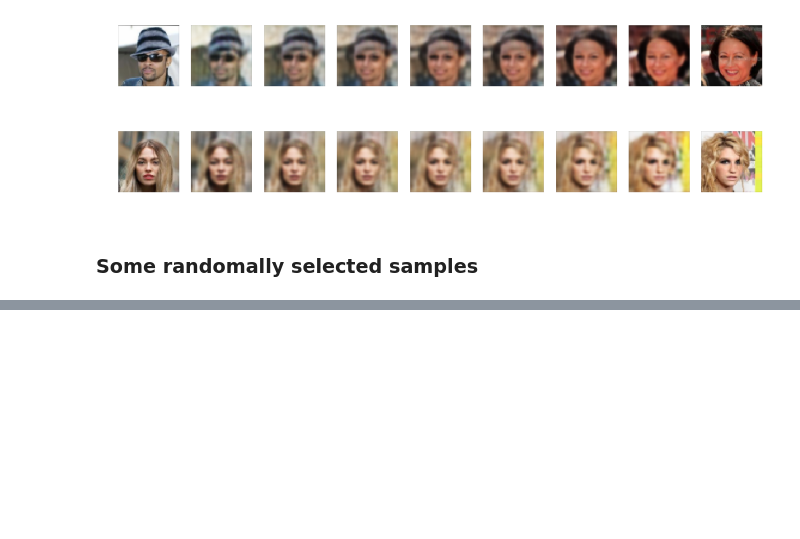
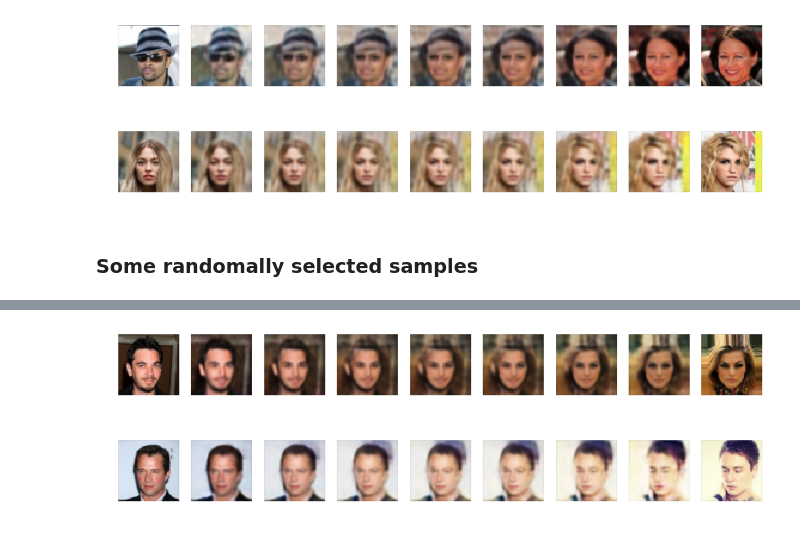
Before and after one commit to nirmorgo/deep-photo-masher, a Jupyter notebook: celebA_examples.ipynb, the cells around one changed output, grey strips where cells are left out. Cells and saved outputs as stored; diff of their text form; code cells hidden in the pictures; blank space fills up the shorter version.

```diff
--- a/celebA_examples.ipynb
+++ b/celebA_examples.ipynb
@@ -63,0 +65,10 @@ idx1
+# %%
+idx1, idx2 = np.random.randint(data.Nimages, size=2)
+plot_z_steps(autoencoder, data.get_image(idx1), data.get_image(idx2))
+# %% [output]
+[figure, added]
+# %%
+idx1, idx2 = np.random.randint(data.Nimages, size=2)
+plot_z_steps(autoencoder, data.get_image(idx1), data.get_image(idx2))
+# %% [output]
+[figure, added]
```
Also changed, not shown: parts of 5 cells of this notebook, 7 other files.
